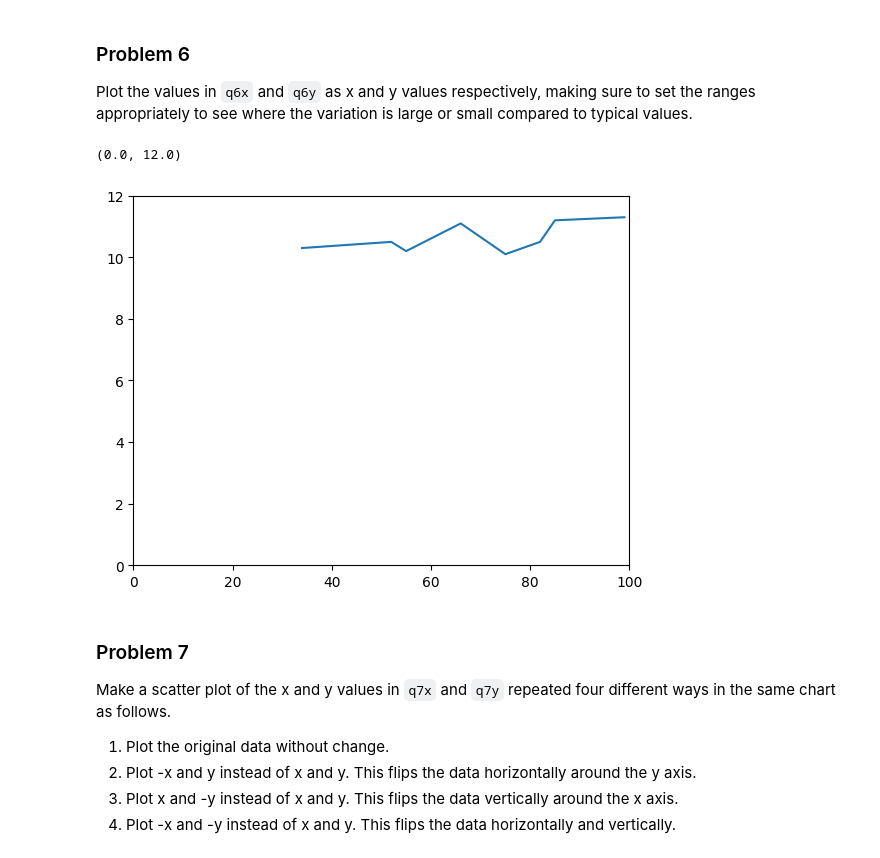
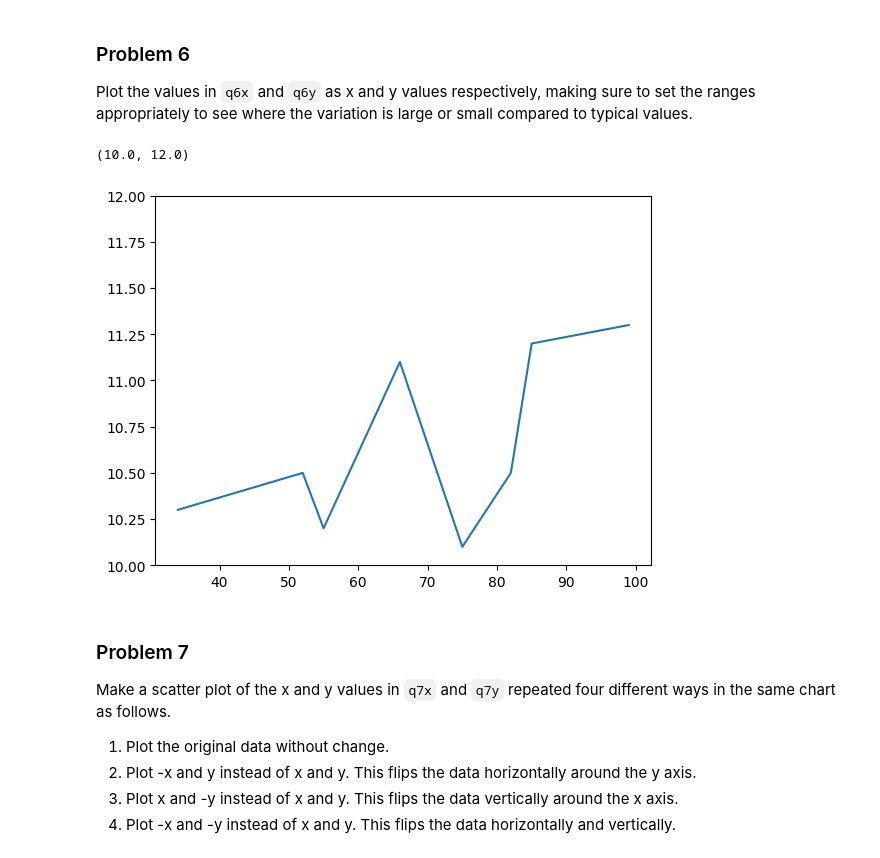
Before and after one commit to MercWithACommit/dx602-homework-05, a Jupyter notebook: homework.ipynb, the cells around one changed output. Drawn from its saved outputs; the diff is of its cells as text; code cells hidden in the pictures.

```diff
--- a/homework.ipynb
+++ b/homework.ipynb
@@ -175,12 +176,12 @@ q6y = [10.3, 10.5, 10.2, 11.1, 10.1, 10.5, 11.2, 11.3]
 # %%
 # YOUR CHANGES HERE
 
 plt.plot(q6x, q6y)
-plt.xlim(0, 100)
-plt.ylim(0, 12)
+
+plt.ylim(10, 12)
 # %% [output]
-(0.0, 12.0)
+(10.0, 12.0)
-[figure, old version]
+[figure, new version]
 # %% [markdown]
 ### Problem 7
 
```
Also changed, not shown: parts of 11 cells of this notebook.
